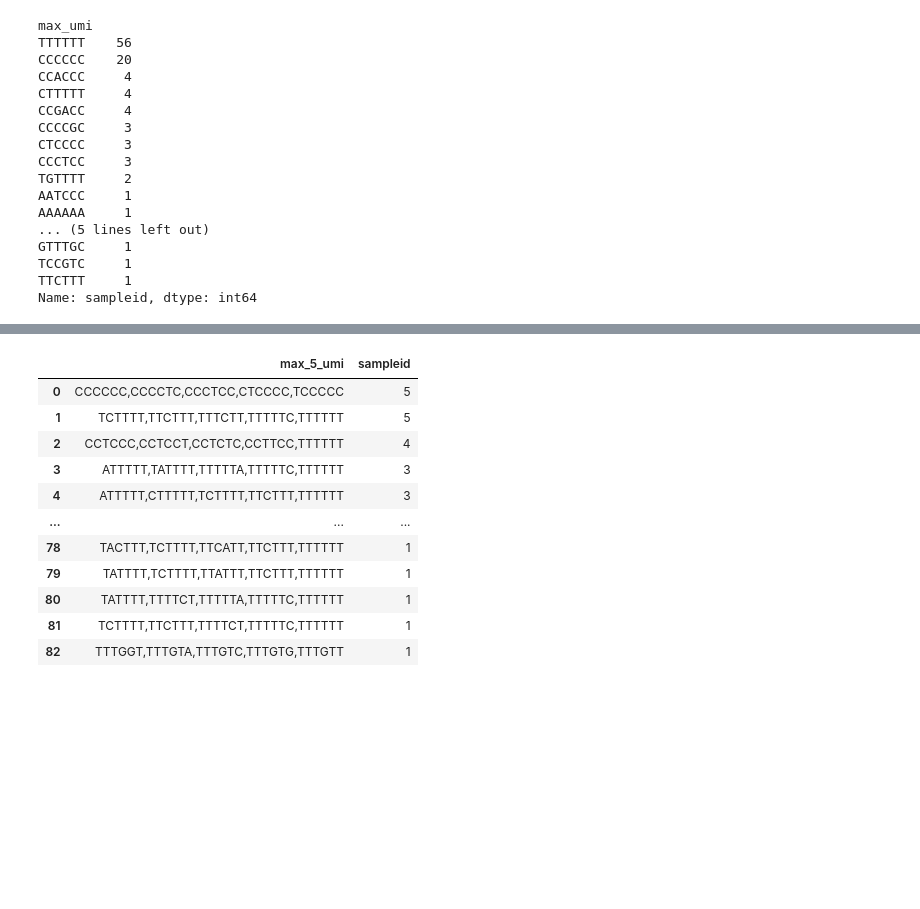
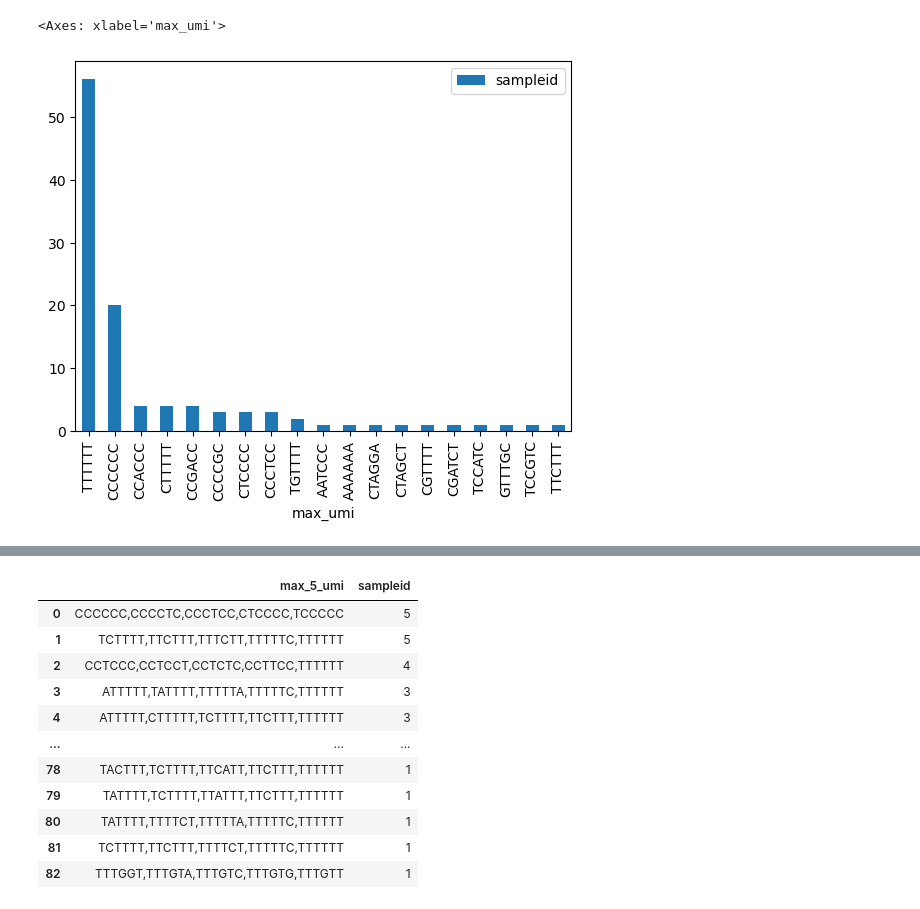
Before and after one commit to hieunguyen4193/ampliconSeq_UMI, a Jupyter notebook: data_analysis/02_UMI_diversity_analysis.ipynb, the cells around one changed output, grey strips where cells are left out. Drawn from its saved outputs; the diff is of its cells as text; code cells hidden in the pictures; blank space fills up the shorter version.

```diff
--- a/data_analysis/02_UMI_diversity_analysis.ipynb
+++ b/data_analysis/02_UMI_diversity_analysis.ipynb
@@ -58,30 +57,15 @@ plt.ylim([0, 1])
 # %%
 count_max_df = pd.DataFrame()
 for sampleid in umidf.columns[1:]:
     max_umi = umidf[umidf[sampleid] == umidf[sampleid].max()]["umi"].values[0]
     top5_umi = umidf.sort_values(by=sampleid, ascending=False).head(5)
     tmpcount_max_df = pd.DataFrame({"sampleid": [sampleid],
                                     "max_umi": [max_umi],
                                     "max_5_umi": ",".join(sorted(top5_umi["umi"].to_list())),
                                     "max_count": [umidf[sampleid].max()],
                                     "max_pct": [umi_pct_df[f"pct_{sampleid}"].max()]})
     count_max_df = pd.concat([count_max_df, tmpcount_max_df], ignore_index=True)
-count_max_df.groupby("max_umi")["sampleid"].count().sort_values(ascending=False)
+count_max_df.groupby("max_umi")["sampleid"].count().sort_values(ascending=False).reset_index().plot.bar(x = "max_umi")
 # %% [output]
-max_umi
-TTTTTT    56
-CCCCCC    20
-CCACCC     4
-CTTTTT     4
-CCGACC     4
-CCCCGC     3
-CTCCCC     3
-CCCTCC     3
-TGTTTT     2
-AATCCC     1
-AAAAAA     1
-... (5 lines left out)
-GTTTGC     1
-TCCGTC     1
-TTCTTT     1
-Name: sampleid, dtype: int64
+<Axes: xlabel='max_umi'>
+[figure, added]
```
Also changed, not shown: parts of 7 cells of this notebook, 2 other files.
